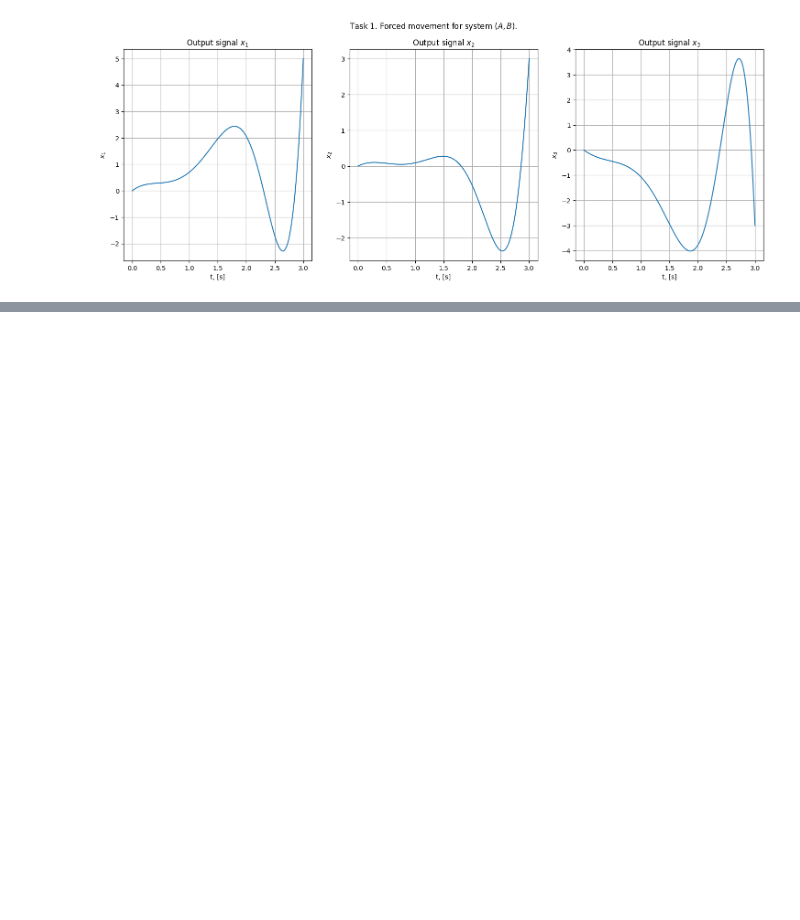
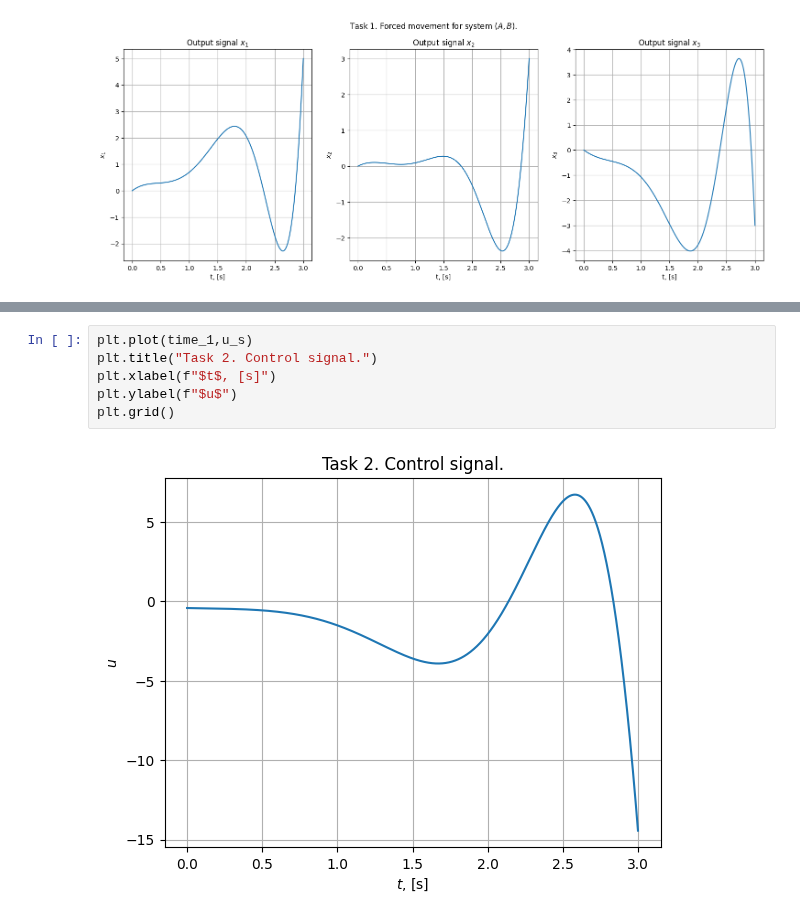
Before and after one commit to diuzhevVlad/control-theory-itmo-2023-2024, a Jupyter notebook: Lab7/Lab7.ipynb, the cells around one changed output, grey strips where cells are left out. Drawn from its saved outputs; the diff is of its cells as text; blank space fills up the shorter version.

```diff
--- a/Lab7/Lab7.ipynb
+++ b/Lab7/Lab7.ipynb
@@ -172,0 +330,8 @@ plt.grid()
+# %%
+plt.plot(time_1,u_s)
+plt.title("Task 2. Control signal.")
+plt.xlabel(f"$t$, [s]")
+plt.ylabel(f"$u$")
+plt.grid()
+# %% [output]
+[figure, added]
```
Also changed, not shown: parts of 43 cells of this notebook.
